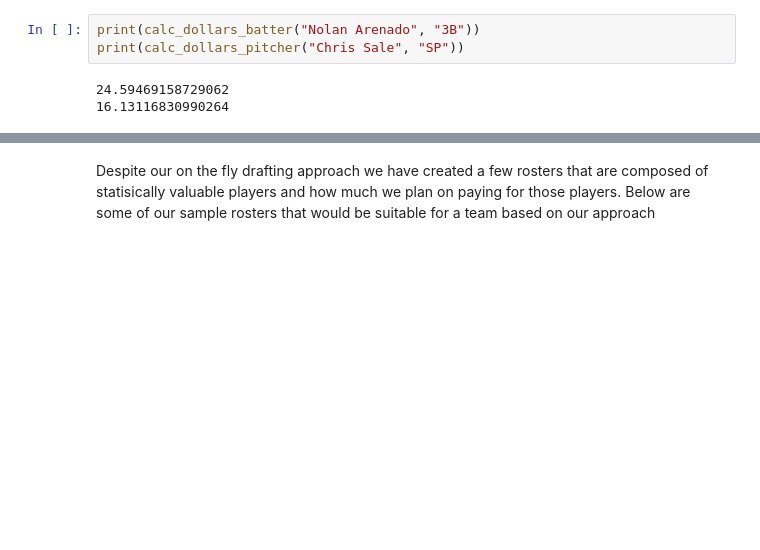
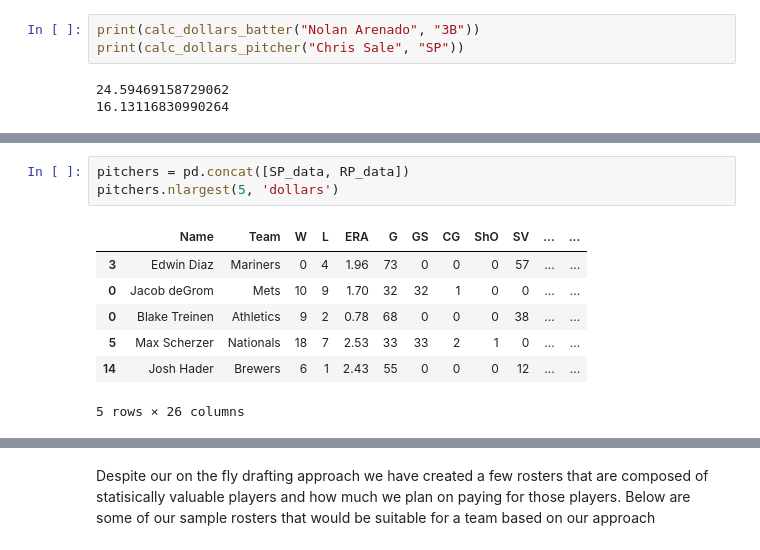
Before and after one commit to samdreed21/SabermetricsFantasyLeague, a Jupyter notebook: Reed_Wilson_Assignment4-FantasyBaseballClass.ipynb, the cells around one changed output, grey strips where cells are left out. Saved outputs shown, nothing was run; the diff lists cells and outputs as text; blank space fills up the shorter version.

```diff
--- a/Reed_Wilson_Assignment4-FantasyBaseballClass.ipynb
+++ b/Reed_Wilson_Assignment4-FantasyBaseballClass.ipynb
@@ -285,0 +312,11 @@ print(calc_dollars_pitcher("Chris Sale", "SP"))
+# %%
+pitchers = pd.concat([SP_data, RP_data])
+pitchers.nlargest(5, 'dollars')
+# %% [output]
+|  | Name | Team | W | L | ERA | G | GS | CG | ShO | SV | ... | ... |
+| 3 | Edwin Diaz | Mariners | 0 | 4 | 1.96 | 73 | 0 | 0 | 0 | 57 | ... | ... |
+| 0 | Jacob deGrom | Mets | 10 | 9 | 1.70 | 32 | 32 | 1 | 0 | 0 | ... | ... |
+| 0 | Blake Treinen | Athletics | 9 | 2 | 0.78 | 68 | 0 | 0 | 0 | 38 | ... | ... |
+| 5 | Max Scherzer | Nationals | 18 | 7 | 2.53 | 33 | 33 | 2 | 1 | 0 | ... | ... |
+| 14 | Josh Hader | Brewers | 6 | 1 | 2.43 | 55 | 0 | 0 | 0 | 12 | ... | ... |
+5 rows × 26 columns
```
Also changed, not shown: parts of 6 cells of this notebook.
